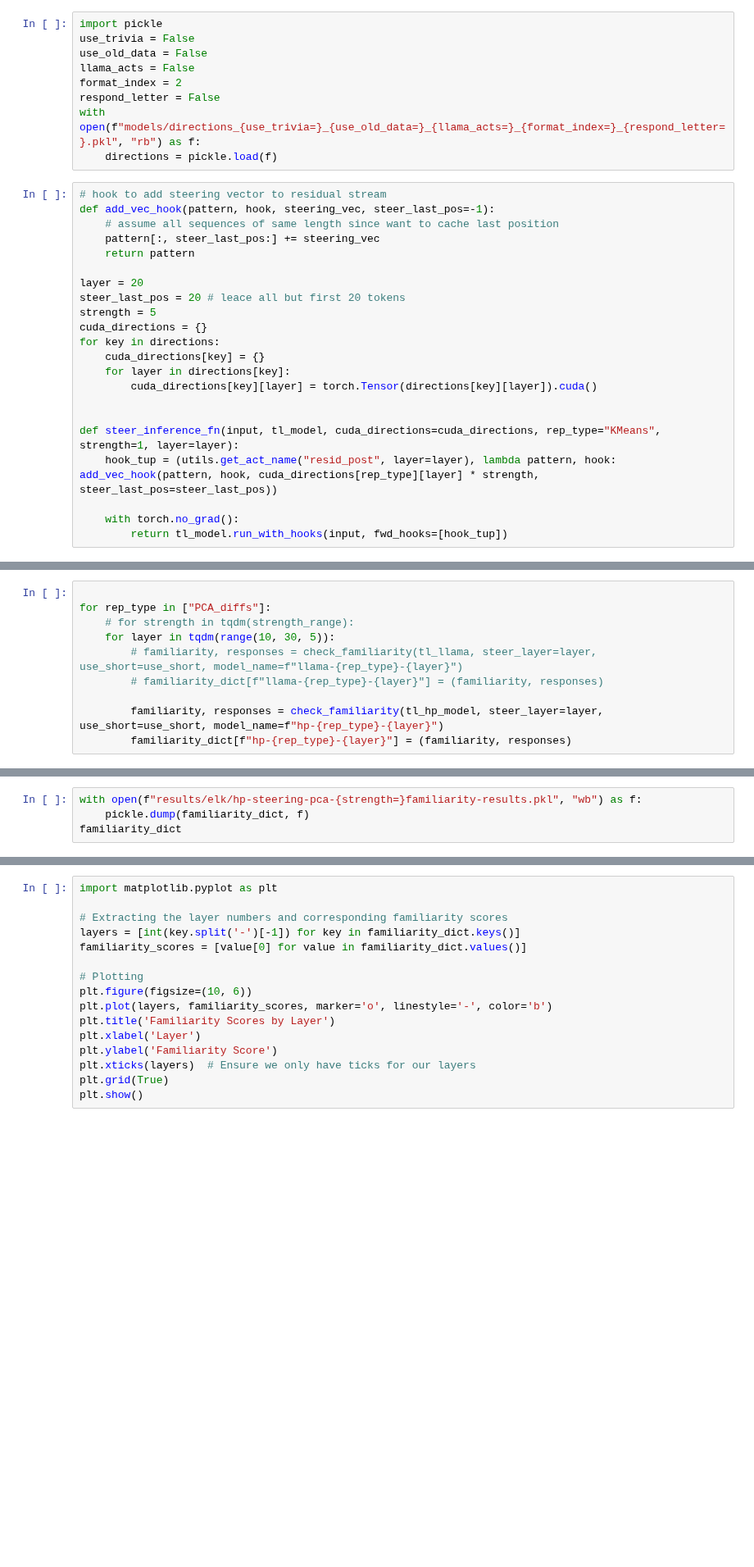
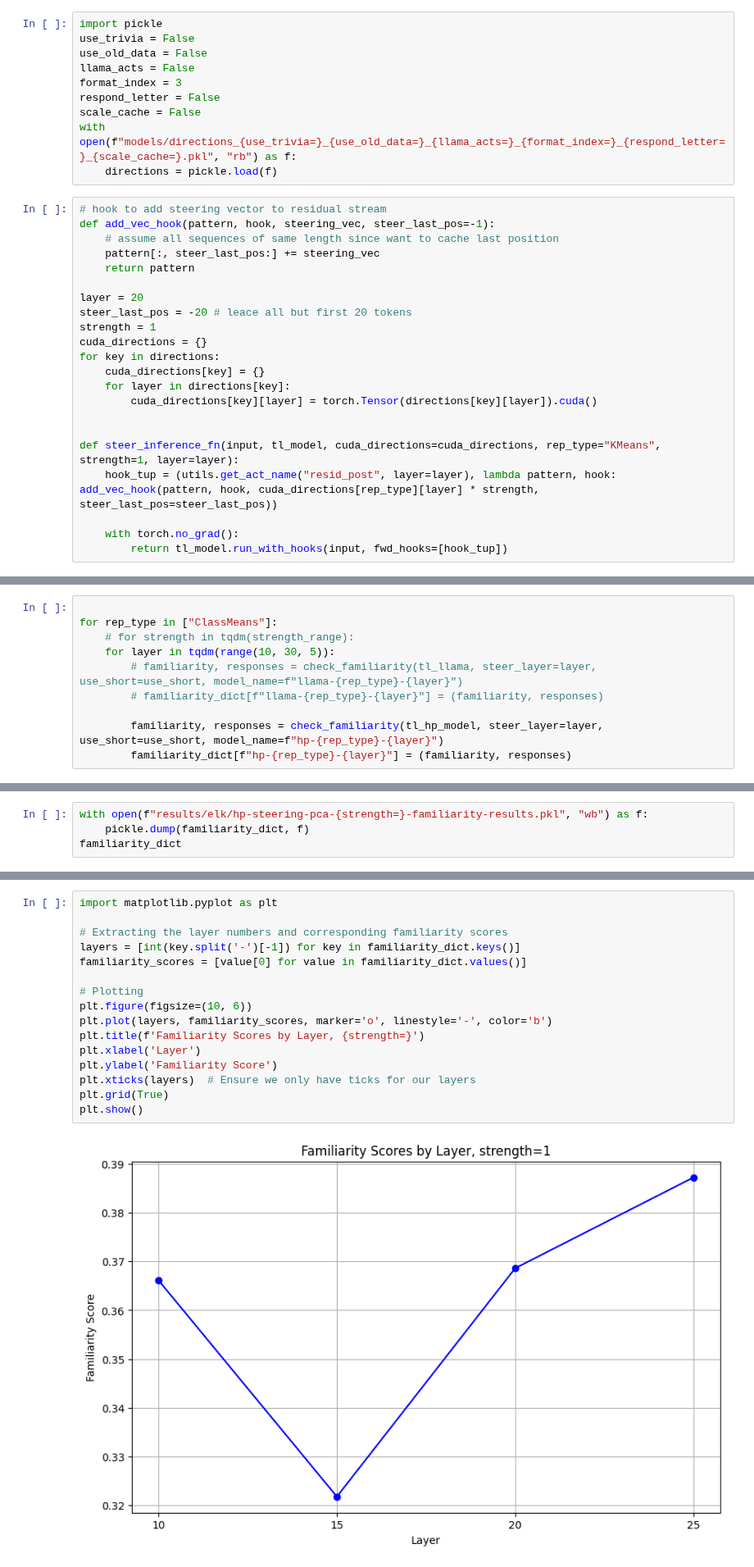
Before and after one commit to magikarp01/hp-unlrn, a Jupyter notebook: hp_dlk.ipynb, the cells around one changed output, grey strips where cells are left out. Shown at 82% size. Saved outputs shown, nothing was run; the diff lists cells and outputs as text; blank space fills up the shorter version.

```diff
--- a/hp_dlk.ipynb
+++ b/hp_dlk.ipynb
@@ -719,9 +758,10 @@ import pickle
 use_trivia = False
 use_old_data = False
 llama_acts = False
-format_index = 2
+format_index = 3
 respond_letter = False
-with open(f"models/directions_{use_trivia=}_{use_old_data=}_{llama_acts=}_{format_index=}_{respond_letter=}.pkl", "rb") as f:
+scale_cache = False
+with open(f"models/directions_{use_trivia=}_{use_old_data=}_{llama_acts=}_{format_index=}_{respond_letter=}_{scale_cache=}.pkl", "rb") as f:
     directions = pickle.load(f)
 # %%
 # hook to add steering vector to residual stream
@@ -731,8 +771,8 @@ def add_vec_hook(pattern, hook, steering_vec, steer_last_pos=-1):
     return pattern
 
 layer = 20
-steer_last_pos = 20 # leace all but first 20 tokens
-strength = 5
+steer_last_pos = -20 # leace all but first 20 tokens
+strength = 1
 cuda_directions = {}
 for key in directions:
     cuda_directions[key] = {}
@@ -814,7 +854,7 @@ def check_familiarity(model, steer_layer, use_short=False, model_name=None, **kw
     return familiarity, responses
 # %%
 
-for rep_type in ["PCA_diffs"]:
+for rep_type in ["ClassMeans"]:
     # for strength in tqdm(strength_range):
     for layer in tqdm(range(10, 30, 5)):
         # familiarity, responses = check_familiarity(tl_llama, steer_layer=layer, use_short=use_short, model_name=f"llama-{rep_type}-{layer}")
@@ -825,4 +913,4 @@ for rep_type in ["PCA_diffs"]:
 # %%
-with open(f"results/elk/hp-steering-pca-{strength=}familiarity-results.pkl", "wb") as f:
+with open(f"results/elk/hp-steering-pca-{strength=}-familiarity-results.pkl", "wb") as f:
     pickle.dump(familiarity_dict, f)
 familiarity_dict
@@ -829,19 +926,21 @@ familiarity_dict
 # %%
 import matplotlib.pyplot as plt
 
 # Extracting the layer numbers and corresponding familiarity scores
 layers = [int(key.split('-')[-1]) for key in familiarity_dict.keys()]
 familiarity_scores = [value[0] for value in familiarity_dict.values()]
 
 # Plotting
 plt.figure(figsize=(10, 6))
 plt.plot(layers, familiarity_scores, marker='o', linestyle='-', color='b')
-plt.title('Familiarity Scores by Layer')
+plt.title(f'Familiarity Scores by Layer, {strength=}')
 plt.xlabel('Layer')
 plt.ylabel('Familiarity Score')
 plt.xticks(layers)  # Ensure we only have ticks for our layers
 plt.grid(True)
 plt.show()
+# %% [output]
+[figure, added]
 # %% [markdown]
 ### Steering to reverse Adversarial Unlearn Prompt
 # %%
```
Also changed, not shown: parts of 9 cells of this notebook, 12 other files.
